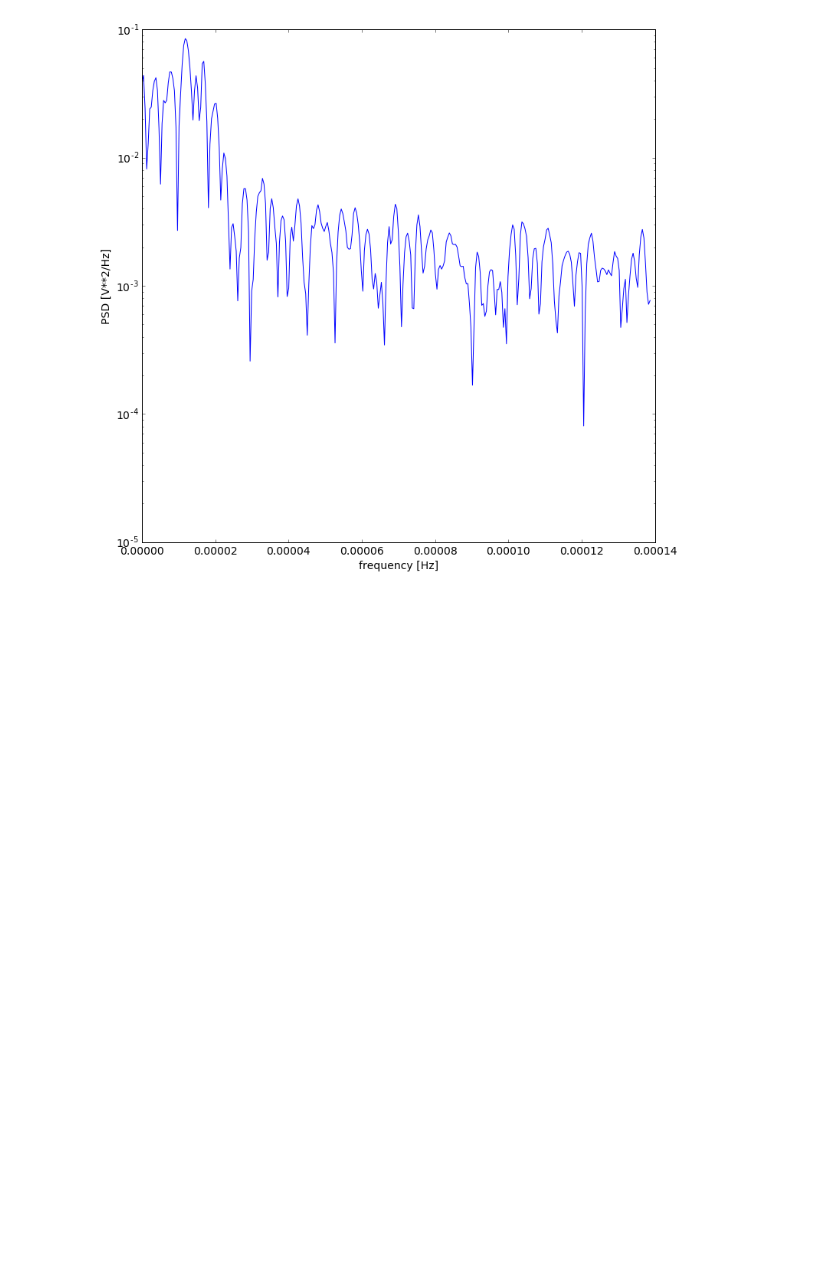
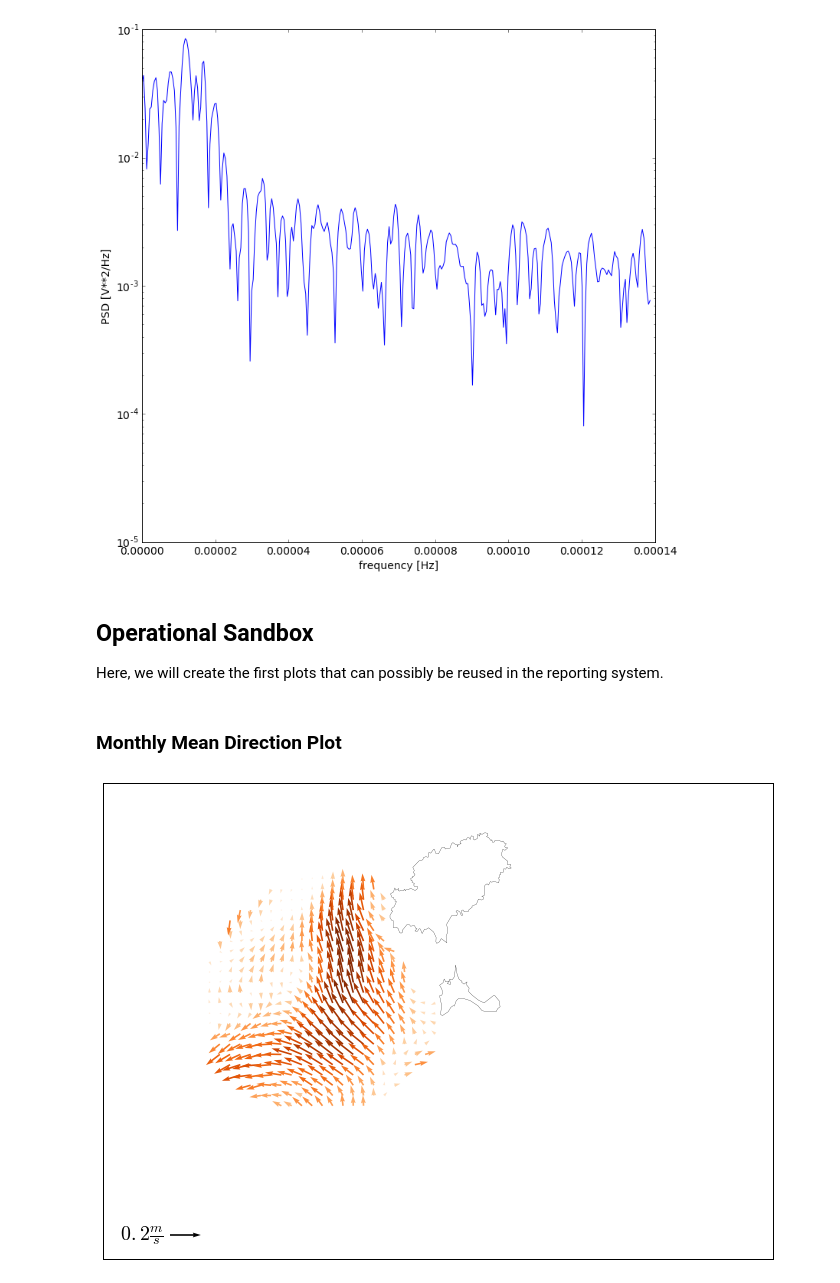
Before and after one commit to socib/HFRadarReports, a Jupyter notebook: HF_Radar_testing_environment.ipynb, the cells around one changed output. Drawn from its saved outputs; the diff is of its cells as text; code cells hidden in the pictures; blank space fills up the shorter version.

Commit message:
Several experimental plots in jupyter notebook finished and ready to be implemented into HF report generation. Still missing: power spectra and tidal ellipses.

```diff
--- a/HF_Radar_testing_environment.ipynb
+++ b/HF_Radar_testing_environment.ipynb
@@ -55,6 +55,9 @@ with netcdf.Dataset(datafile,'r+', format='NETCDF4') as nc:
     pressure_time = pressure_time[goodtime]
     lat = nc.variables['LAT'][:]
     lon = nc.variables['LON'][:]
+    wspe = nc.variables['WSPE'][:]
+    wdir = nc.variables['WSPE_DIR'][:]
+    hf_raw_time = nc.variables['time'][:]
 # %%
 buoy_lat = 38.82445
 buoy_lon = 0.783667
@@ -218,3 +219,26 @@ plt.ylabel('PSD [V**2/Hz]')
 plt.show()
 # %% [output]
 [figure]
+# %% [markdown]
+## Operational Sandbox
+Here, we will create the first plots that can possibly be reused in the reporting system.
+# %% [markdown]
+### Monthly Mean Direction Plot
+# %%
+U = pressure
+V = v
+U_mean = np.nanmean(U[1::,:,:],axis=0)
+V_mean = np.nanmean(V[1::,:,:],axis=0)
+uv_mean_norm = (U_mean*U_mean + V_mean*V_mean)**0.5
+m1 = Basemap(projection='merc', llcrnrlat=38.0, urcrnrlat=39.25,\
+            llcrnrlon=0.25, urcrnrlon=2.5, lat_ts=35., resolution='h')
+m1.drawcoastlines(linewidth=.25, zorder=4)
+cmap = plt.cm.Oranges
+Q = m1.quiver(longrid2, latgrid2, U_mean, V_mean, uv_mean_norm, cmap=cmap)
+#qk = plt.quiverkey(Q, 0.1, 0.05, 0.4, r'$0.4 m/s$',
+#                   fontproperties={'weight': 'bold'})
+qk = plt.quiverkey(Q, 0.1, 0.05, 0.2, r'$0.2 \frac{m}{s}$', labelpos='W',
+                   fontproperties={'weight': 'bold'})
+plt.show()
+# %% [output]
+[figure, added]
```
Also changed, not shown: parts of 41 cells of this notebook.
